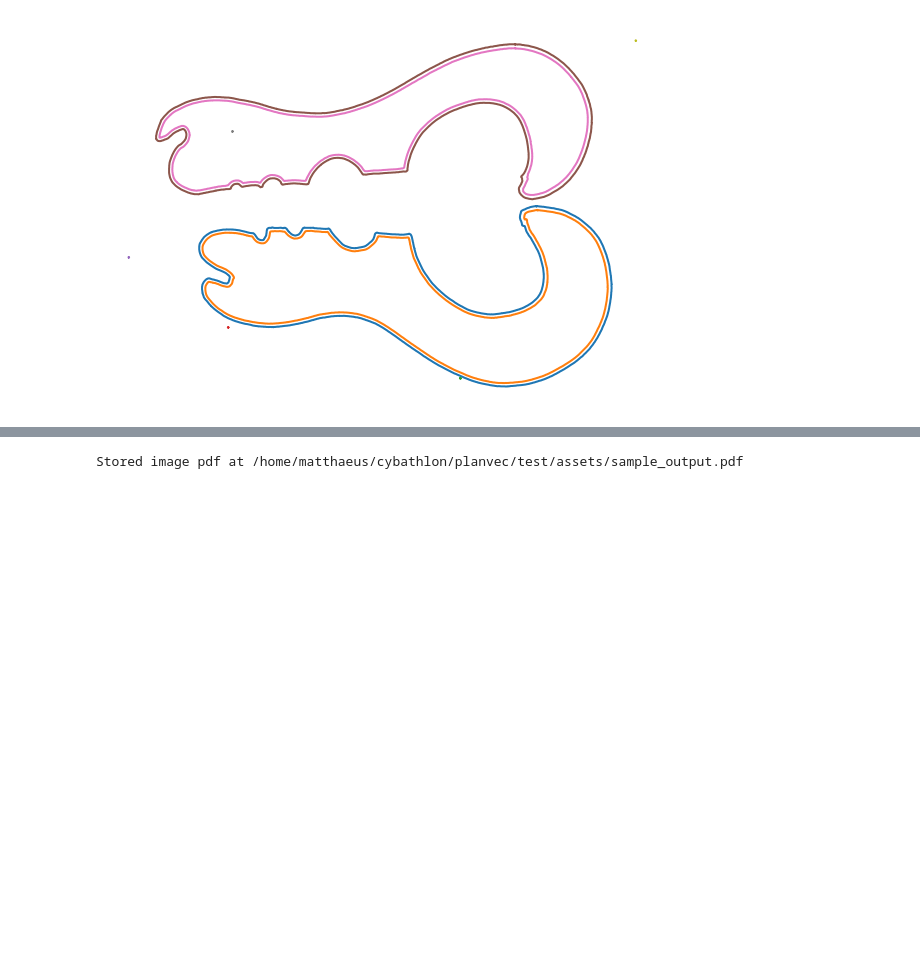
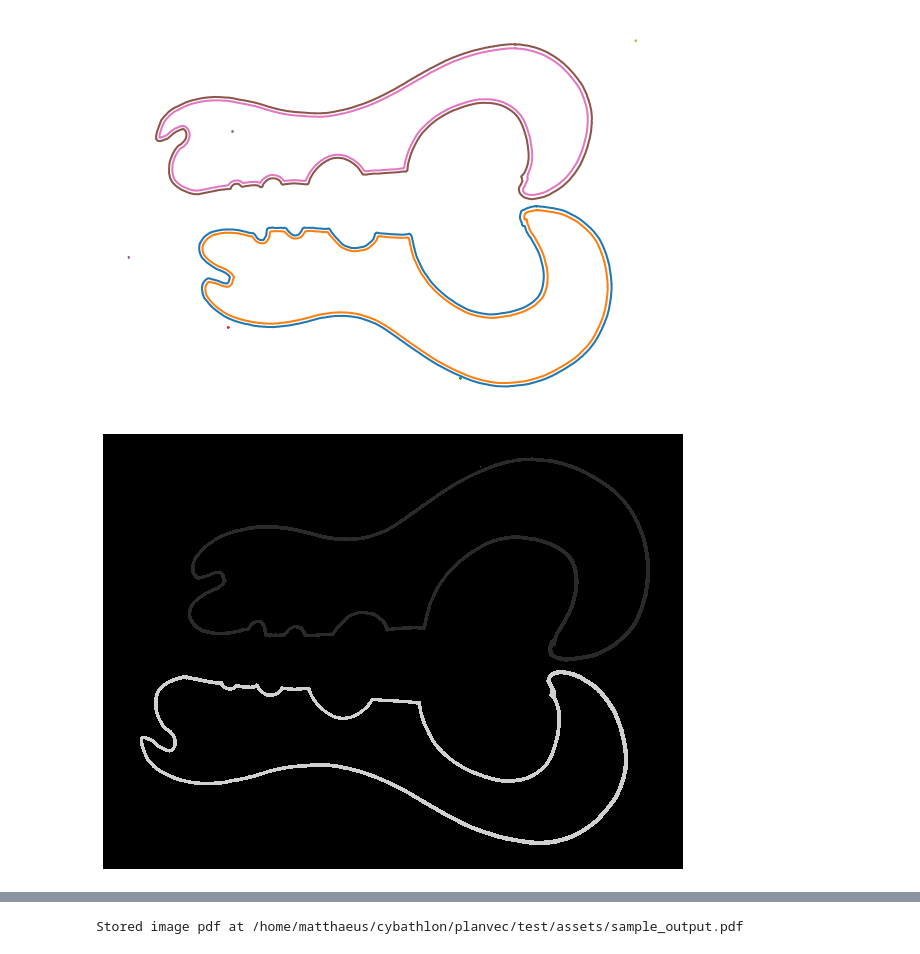
Before and after one commit to cybathlon-at-school/planvec, a Jupyter notebook: notebooks/img_vectorization.ipynb, the cells around one changed output, grey strips where cells are left out. Saved outputs shown, nothing was run; the diff lists cells and outputs as text; code cells hidden in the pictures; blank space fills up the shorter version.

```diff
--- a/notebooks/img_vectorization.ipynb
+++ b/notebooks/img_vectorization.ipynb
@@ -36,0 +39,6 @@ img_proc.plot_contours(contours)
+# %%
+labelled_img, n = measure.label(img_thresh, background=255, return_num=True)
+regions = measure.regionprops(labelled_img)
+img_proc.imshow_grey(labelled)
+# %% [output]
+[figure, added]
```
Also changed, not shown: parts of 6 cells of this notebook.
